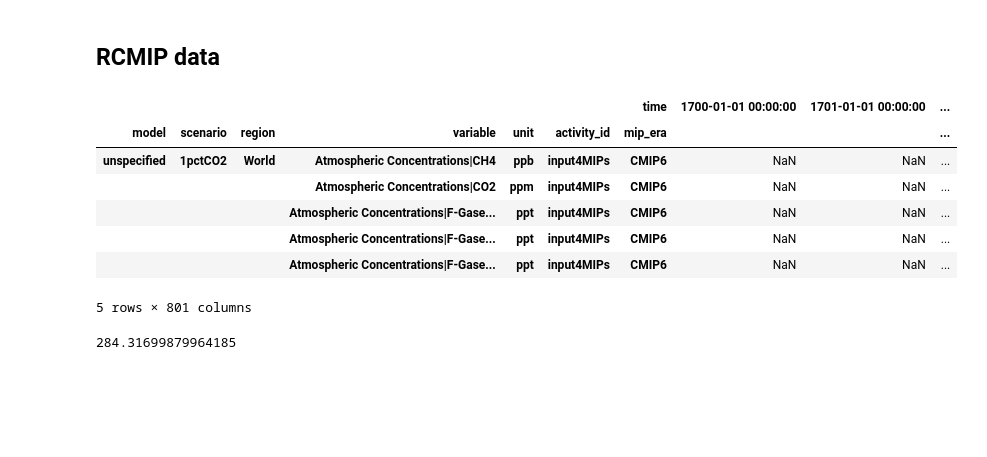
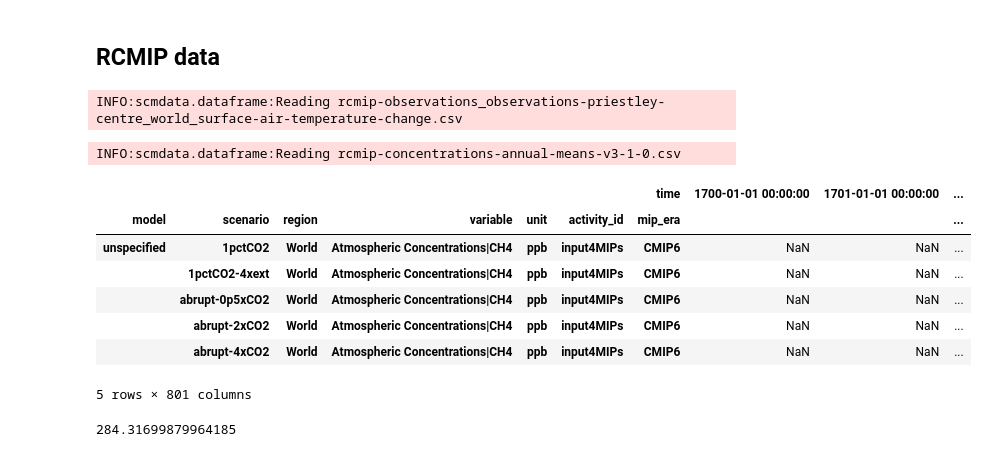
Before and after one commit to openscm/openscm, a Jupyter notebook: notebooks/held_two_layer_rcmip.ipynb, the cells around one changed output. Saved outputs shown, nothing was run; the diff lists cells and outputs as text; code cells hidden in the pictures; blank space fills up the shorter version.

```diff
--- a/notebooks/held_two_layer_rcmip.ipynb
+++ b/notebooks/held_two_layer_rcmip.ipynb
@@ -188,21 +186,29 @@ class HeldTwoLayerModel():
         self.rndt = rndt
 # %% [markdown]
 ## RCMIP data
+# %%
+RCMIP_TEMP_OBS_FILE = os.path.join(
+    "rcmip-observations_observations-priestley-centre_world_surface-air-temperature-change.csv"
+)
+rcmip_obs = df_append([RCMIP_TEMP_OBS_FILE])
+# %% [output]
+INFO:scmdata.dataframe:Reading rcmip-observations_observations-priestley-centre_world_surface-air-temperature-change.csv
 # %%
 RCMIP_CONCS_FILE = os.path.join(
     "rcmip-concentrations-annual-means-v3-1-0.csv"
 )
 # %%
-rcmip_data = df_append([RCMIP_CONCS_FILE])
-rcmip_data.head()
+rcmip_data_raw = df_append([RCMIP_CONCS_FILE])
+rcmip_data_raw.head()
 # %% [output]
+INFO:scmdata.dataframe:Reading rcmip-concentrations-annual-means-v3-1-0.csv
 |  |  |  |  |  |  | time | 1700-01-01 00:00:00 | 1701-01-01 00:00:00 | ... |
 | model | scenario | region | variable | unit | activity_id | mip_era |  |  | ... |
 | unspecified | 1pctCO2 | World | Atmospheric Concentrations|CH4 | ppb | input4MIPs | CMIP6 | NaN | NaN | ... |
-|  |  |  | Atmospheric Concentrations|CO2 | ppm | input4MIPs | CMIP6 | NaN | NaN | ... |
-|  |  |  | Atmospheric Concentrations|F-Gase... | ppt | input4MIPs | CMIP6 | NaN | NaN | ... |
-|  |  |  | Atmospheric Concentrations|F-Gase... | ppt | input4MIPs | CMIP6 | NaN | NaN | ... |
-|  |  |  | Atmospheric Concentrations|F-Gase... | ppt | input4MIPs | CMIP6 | NaN | NaN | ... |
+|  | 1pctCO2-4xext | World | Atmospheric Concentrations|CH4 | ppb | input4MIPs | CMIP6 | NaN | NaN | ... |
+|  | abrupt-0p5xCO2 | World | Atmospheric Concentrations|CH4 | ppb | input4MIPs | CMIP6 | NaN | NaN | ... |
+|  | abrupt-2xCO2 | World | Atmospheric Concentrations|CH4 | ppb | input4MIPs | CMIP6 | NaN | NaN | ... |
+|  | abrupt-4xCO2 | World | Atmospheric Concentrations|CH4 | ppb | input4MIPs | CMIP6 | NaN | NaN | ... |
-5 rows × 801 columns
+5 rows × 801 columns
 # %%
 co2_conc_0 = (
```
Also changed, not shown: parts of 23 cells of this notebook, 11 other files.
